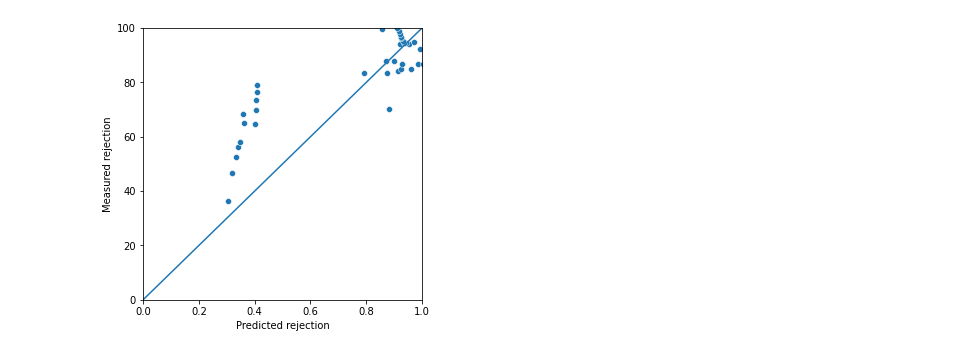
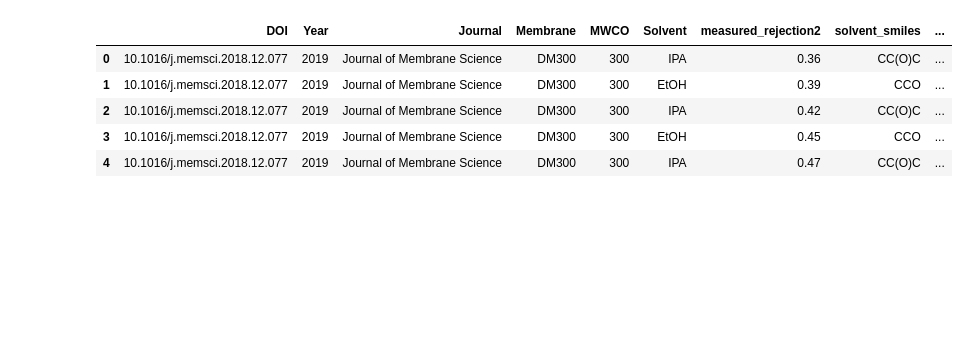
Before and after one commit to ignaczgerg/osn-solvent, a Jupyter notebook: cosn_evaluation.ipynb, the cells around one changed output. Cells and saved outputs as stored; diff of their text form; code cells hidden in the pictures; blank space fills up the shorter version.

```diff
--- a/cosn_evaluation.ipynb
+++ b/cosn_evaluation.ipynb
@@ -4,4 +8,4 @@ import numpy as np
 # %%
-main = pd.read_csv(r"./data/cosn_final.csv")
+main = pd.read_csv(r"./data/cosn.csv")
 # %%
 main['full_smiles'] = [str(solute) + "." + str(solvent) for (solute, solvent) in zip(main['solute_smiles'], main['solvent_smiles'])]
@@ -12,12 +11,0 @@ cosn_predictions = pd.read_csv(r'./data/predictions/cosn_final.csv')
-# %%
-import seaborn as sns
-plt.figure(figsize=(5,5))
-sns.scatterplot(cosn_predictions['dm300'], cosn_predictions['measured_rejection'], data=cosn_predictions)
-plt.plot([0,1], [0,100], '')
-plt.ylim(0,100)
-plt.xlim(0,1)
-plt.ylabel('Measured rejection')
-plt.xlabel('Predicted rejection')
-plt.show()
-# %% [output]
-[figure, removed]
@@ -23,0 +14,9 @@ plt.show()
+# %%
+main.head()
+# %% [output]
+|  | DOI | Year | Journal | Membrane | MWCO | Solvent | measured_rejection2 | solvent_smiles | ... |
+| 0 | 10.1016/j.memsci.2018.12.077 | 2019 | Journal of Membrane Science | DM300 | 300 | IPA | 0.36 | CC(O)C | ... |
+| 1 | 10.1016/j.memsci.2018.12.077 | 2019 | Journal of Membrane Science | DM300 | 300 | EtOH | 0.39 | CCO | ... |
+| 2 | 10.1016/j.memsci.2018.12.077 | 2019 | Journal of Membrane Science | DM300 | 300 | IPA | 0.42 | CC(O)C | ... |
+| 3 | 10.1016/j.memsci.2018.12.077 | 2019 | Journal of Membrane Science | DM300 | 300 | EtOH | 0.45 | CCO | ... |
+| 4 | 10.1016/j.memsci.2018.12.077 | 2019 | Journal of Membrane Science | DM300 | 300 | IPA | 0.47 | CC(O)C | ... |
```
Also changed, not shown: parts of 8 cells of this notebook, 12 other files.
